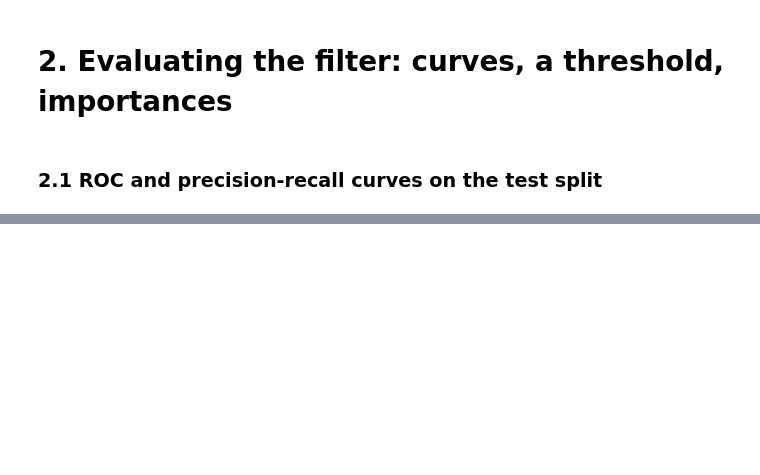
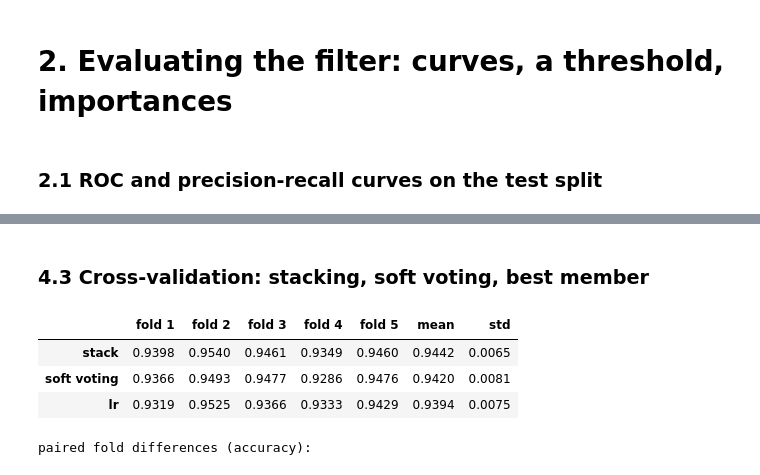
Before and after one commit to MrBiscit/task-04-ML-course, a Jupyter notebook: main.ipynb, the cells around one changed output, grey strips where cells are left out. Drawn from its saved outputs; the diff is of its cells as text; code cells hidden in the pictures; blank space fills up the shorter version.

```diff
--- a/main.ipynb
+++ b/main.ipynb
@@ -195,0 +454,20 @@ test accuracy p                : 0.9467  with standard error sqrt(p(1-p)/n_test)
+# %%
+from sklearn.ensemble import StackingClassifier
+from sklearn.linear_model import LogisticRegression
+
+Z_oof = np.column_stack([cross_val_predict(model, X_train, y_train, cv=cv, method="predict_proba")[:, 1]
+                         for _, model in members])
+meta = LogisticRegression().fit(Z_oof, y_train)
+
+Z_test = np.column_stack([fitted[name].predict_proba(X_test)[:, 1] for name, _ in members])   # members fitted on the full training split in Part 3
+my_pred = meta.predict(Z_test)
+
+stack = StackingClassifier(members, LogisticRegression(), cv=cv).fit(X_train, y_train)
+sk_pred = stack.predict(X_test)
+
+print("shape of the out-of-fold matrix:", Z_oof.shape)
+print("my coefficients       :", meta.coef_.ravel().round(4))
+print("StackingClassifier    :", stack.final_estimator_.coef_.ravel().round(4))
+print("largest absolute difference between the two coefficient vectors:", np.abs(meta.coef_ - stack.final_estimator_.coef_).max())
+print("test predictions identical:", np.array_equal(my_pred, sk_pred))
+print(f"test accuracy, my stacking: {(my_pred == y_test).mean():.4f} | StackingClassifier: {stack.score(X_test, y_test):.4f}")
@@ -195,0 +503,15 @@ test accuracy p                : 0.9467  with standard error sqrt(p(1-p)/n_test)
+# %% [markdown]
+### 4.3 Cross-validation: stacking, soft voting, best member
+# %%
+stack_scores = {"stack": cross_validate(stack, X_train, y_train, cv=cv, scoring="accuracy")["test_score"],
+                "soft voting": vote_scores["soft voting"],
+                best_member: vote_scores[best_member]}        # soft voting and the best member: same folds as in Part 3
+display(fold_table(stack_scores).round(4))
+print("paired fold differences (accuracy):")
+display(paired_table(stack_scores, [("stack", best_member), ("stack", "soft voting")]).round(4))
+# %% [output]
+|  | fold 1 | fold 2 | fold 3 | fold 4 | fold 5 | mean | std |
+| stack | 0.9398 | 0.9540 | 0.9461 | 0.9349 | 0.9460 | 0.9442 | 0.0065 |
+| soft voting | 0.9366 | 0.9493 | 0.9477 | 0.9286 | 0.9476 | 0.9420 | 0.0081 |
+| lr | 0.9319 | 0.9525 | 0.9366 | 0.9333 | 0.9429 | 0.9394 | 0.0075 |
+paired fold differences (accuracy):
```
Also changed, not shown: parts of 27 cells of this notebook, 1 other file.
